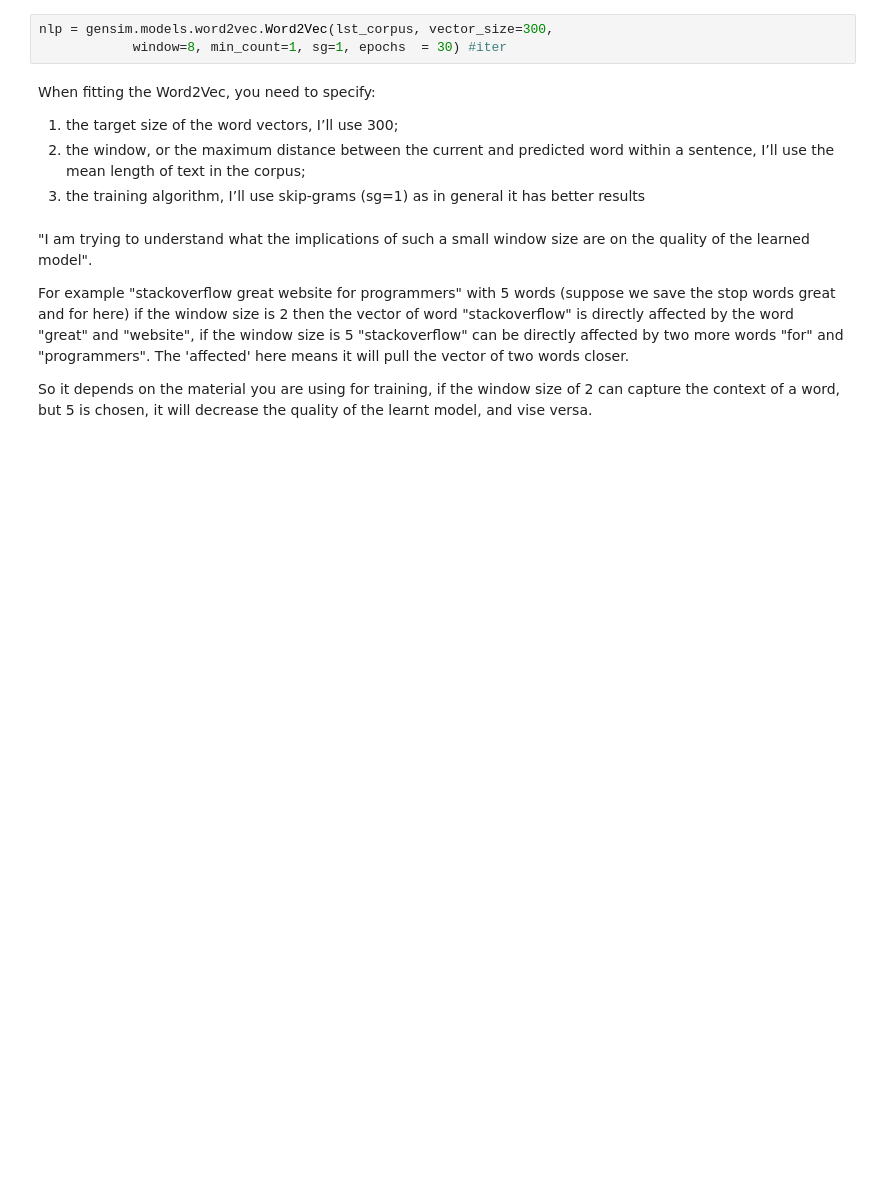
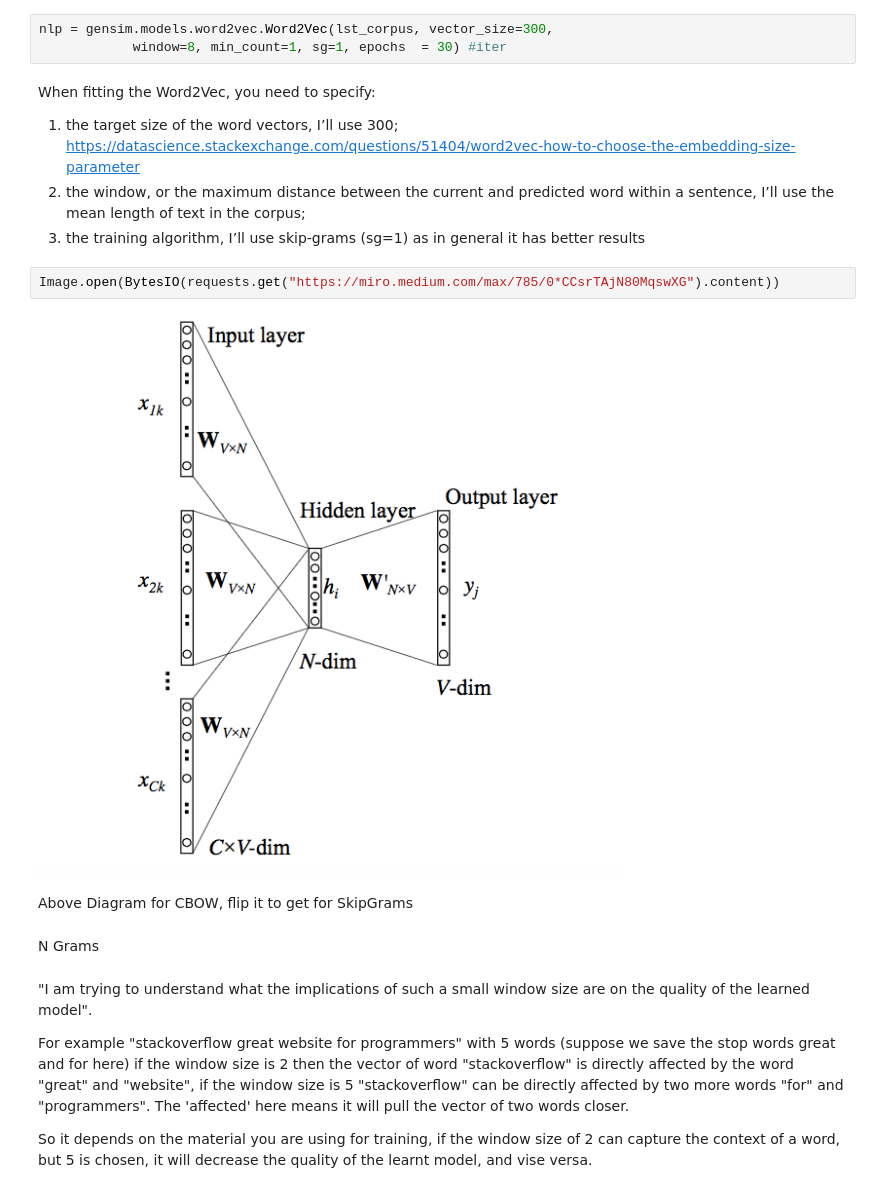
Before and after one commit to namanguptaiitkgp/artificial_intelligence_projects, a Jupyter notebook: Topic Classification - TF-IDF and Word2Vec.ipynb, the cells around one changed output. Drawn from its saved outputs; the diff is of its cells as text; blank space fills up the shorter version.

```diff
--- a/Topic Classification - TF-IDF and Word2Vec.ipynb
+++ b/Topic Classification - TF-IDF and Word2Vec.ipynb
@@ -458,9 +462,17 @@ nlp = gensim.models.word2vec.Word2Vec(lst_corpus, vector_size=300,
             window=8, min_count=1, sg=1, epochs  = 30) #iter
 # %% [markdown]
 When fitting the Word2Vec, you need to specify:
-1. the target size of the word vectors, I’ll use 300;
+1. the target size of the word vectors, I’ll use 300; https://datascience.stackexchange.com/questions/51404/word2vec-how-to-choose-the-embedding-size-parameter
 2. the window, or the maximum distance between the current and predicted word within a sentence, I’ll use the mean length of text in the corpus;
 3. the training algorithm, I’ll use skip-grams (sg=1) as in general it has better results
+# %%
+Image.open(BytesIO(requests.get("https://miro.medium.com/max/785/0*CCsrTAjN80MqswXG").content))
+# %% [output]
+[figure, added]
+# %% [markdown]
+Above Diagram for CBOW, flip it to get for SkipGrams
+# %% [markdown]
+N Grams
 # %% [markdown]
  "I am trying to understand what the implications of such a small window size are on the quality of the learned model".
 
```
Also changed, not shown: parts of 15 cells of this notebook.
